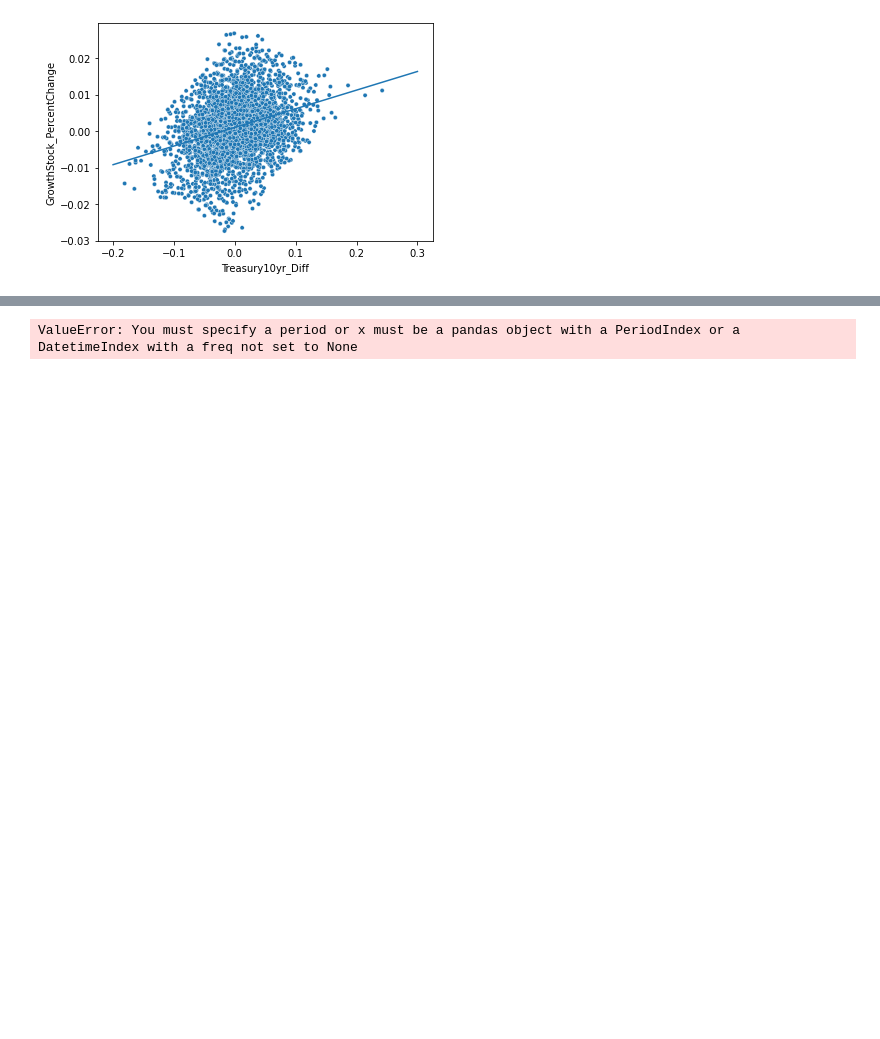
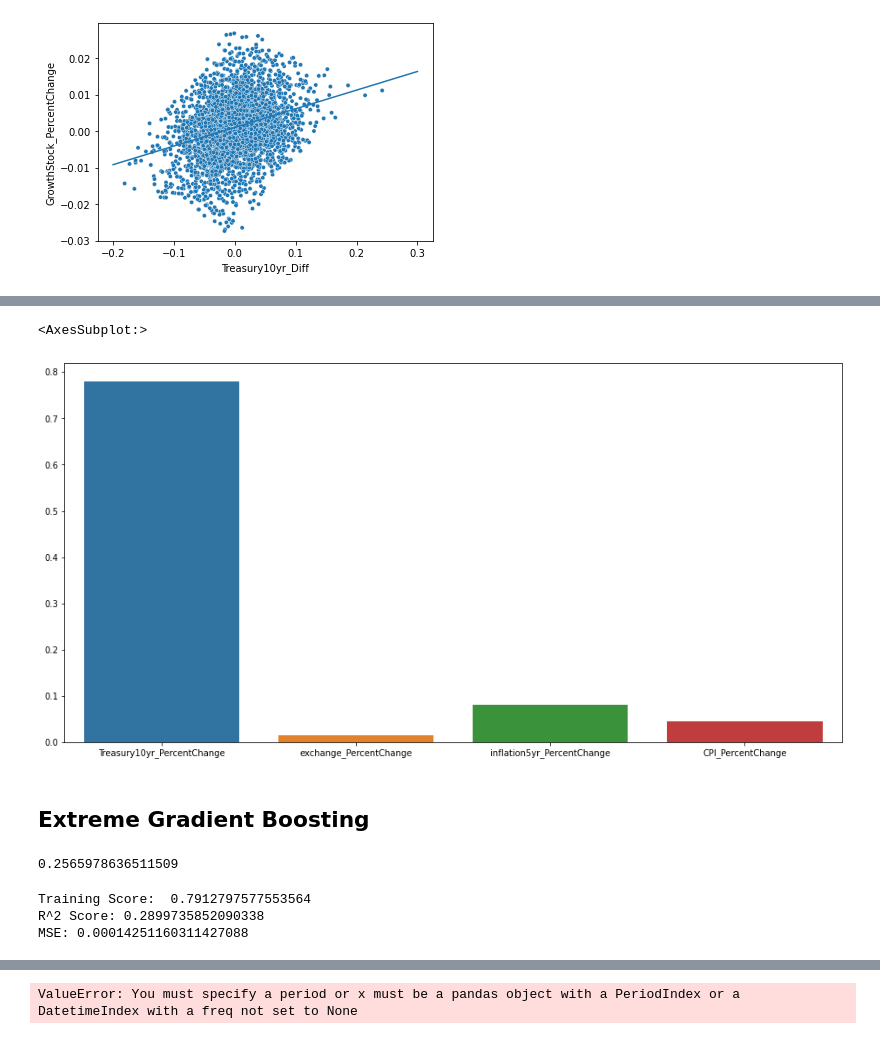
Before and after one commit to lu18cheng/pic16b_stock_analysis, a Jupyter notebook: code/analysis.ipynb, the cells around one changed output, grey strips where cells are left out. Saved outputs shown, nothing was run; the diff lists cells and outputs as text; code cells hidden in the pictures; blank space fills up the shorter version.

```diff
--- a/code/analysis.ipynb
+++ b/code/analysis.ipynb
@@ -293,0 +396,29 @@ IVW['Percent_Change'] = (IVW['Adj Close'] - IVW['Adj Close'].shift(1))/IVW['Adj
+# %%
+#permutation importance
+plt.figure(figsize = (16,8))
+sns.barplot(train_X.columns, permutation_importance(rf2, train_X, train_y2)['importances_mean'])
+# %% [output]
+<AxesSubplot:>
+[figure, added]
+# %% [markdown]
+## Extreme Gradient Boosting
+# %%
+xgb = GradientBoostingRegressor(n_estimators=100,
+                                random_state = 2,
+                                min_impurity_decrease=0.0001,
+                                min_samples_split=2,
+                                max_depth = 2)
+cv = cross_val_score(xgb, train_X, train_y, scoring = 'r2')
+print(np.mean(cv))
+# %% [output]
+0.2565978636511509
+# %%
+xgb.fit(train_X, train_y)
+print("Training Score: ", xgb.score(train_X, train_y))
+predictions = xgb.predict(test_X)
+print("R^2 Score: {}".format(r2_score(test_y, predictions)))
+print("MSE: {}".format(mean_squared_error(test_y, predictions)))
+# %% [output]
+Training Score:  0.7912797577553564
+R^2 Score: 0.2899735852090338
+MSE: 0.00014251160311427088
```
Also changed, not shown: parts of 34 cells of this notebook.
